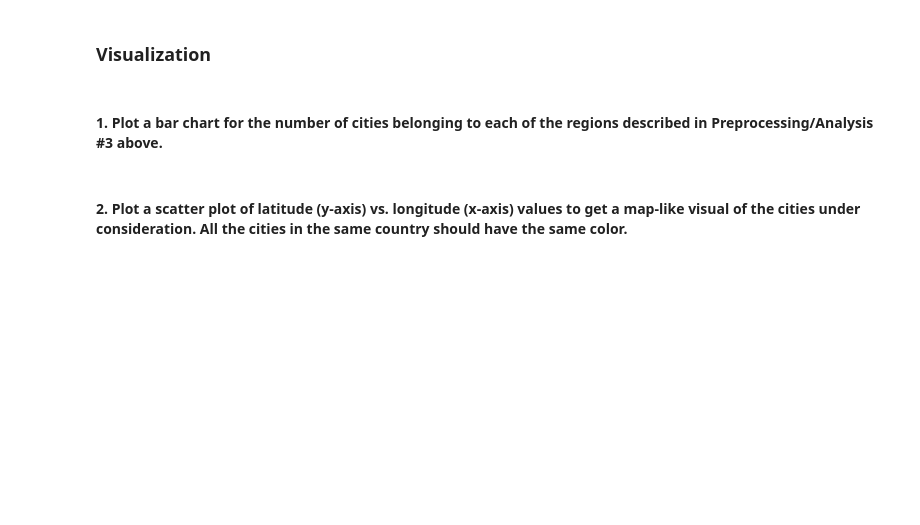
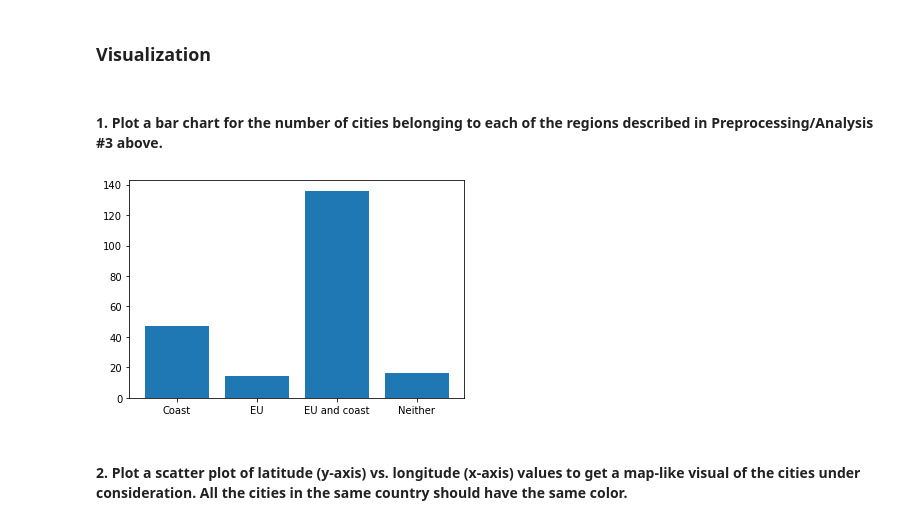
Before and after one commit to Kirill-Vine/210p3, a Jupyter notebook: part1/eucities_temps.ipynb, the cells around one changed output. Cells and saved outputs as stored; diff of their text form; code cells hidden in the pictures; blank space fills up the shorter version.

```diff
--- a/part1/eucities_temps.ipynb
+++ b/part1/eucities_temps.ipynb
@@ -9,7 +9,7 @@ import numpy as np
 from numpy import nan as NA
 import csv
 from matplotlib import pyplot as plt
-f = open("EuCitiesTemperatures.csv")
+f = open("data/EuCitiesTemperatures.csv")
 data = pd.read_csv(f)
 # %% [markdown]
 ### Preprocessing
@@ -106,6 +162,10 @@ def showregions(data):
     cities=[cc,ceu,ceuc,cn]
     plt.bar(regions,cities)
     plt.show()
+# %%
+showregions(data)
+# %% [output]
+[figure, added]
 # %% [markdown]
 #### 2. Plot a scatter plot of latitude (y-axis) vs. longitude (x-axis) values to get a map-like visual of the cities under consideration. All the cities in the same country should have the same color.
 # %%
```
Also changed, not shown: parts of 8 cells of this notebook.
